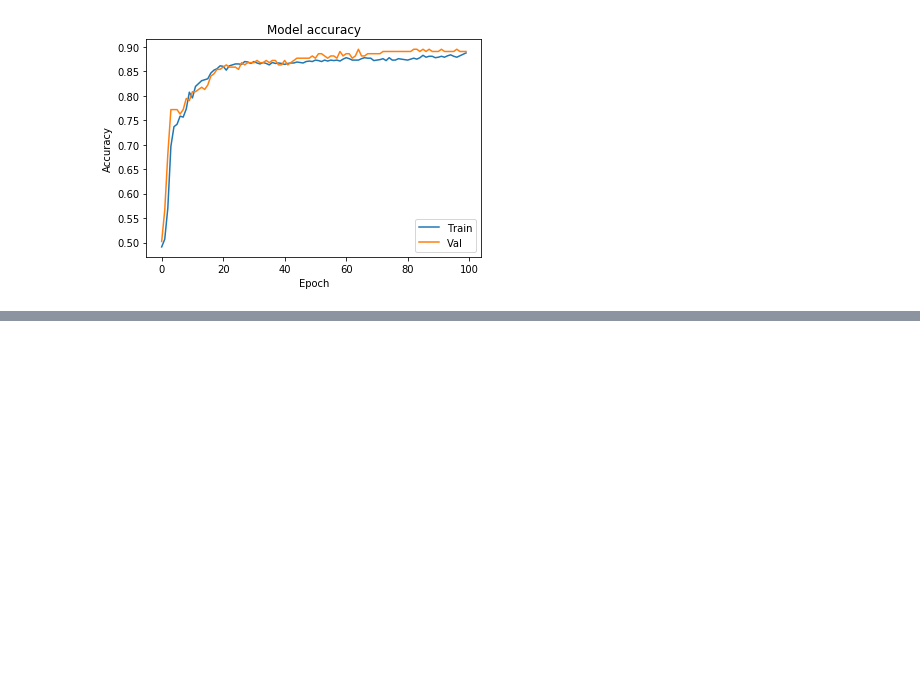
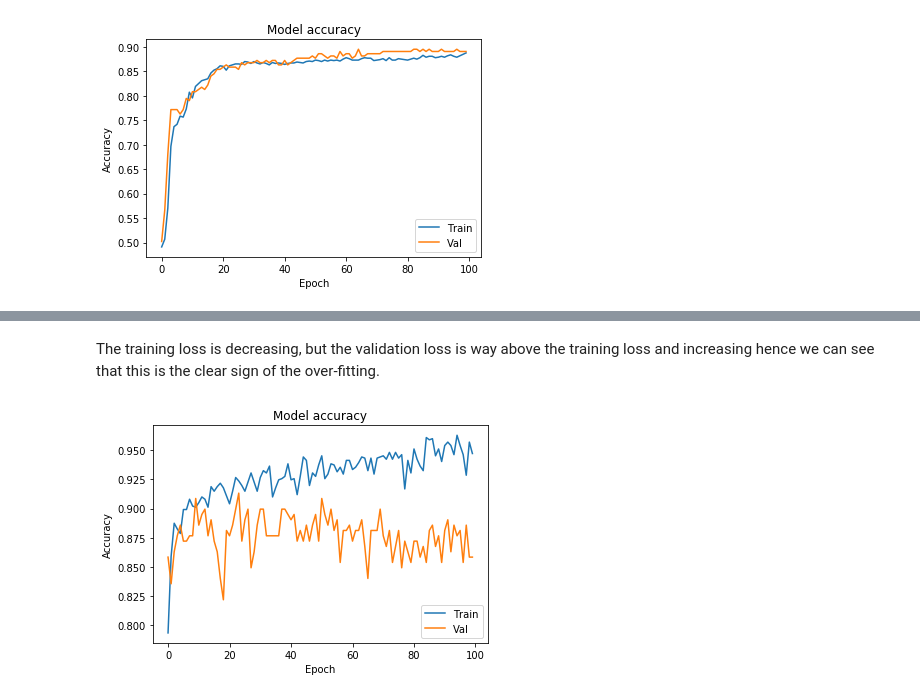
Before and after one commit to aaditya29/First-Neural-Network, a Jupyter notebook: FirstNeuralNetwork.ipynb, the cells around one changed output, grey strips where cells are left out. Drawn from its saved outputs; the diff is of its cells as text; code cells hidden in the pictures; blank space fills up the shorter version.

```diff
--- a/FirstNeuralNetwork.ipynb
+++ b/FirstNeuralNetwork.ipynb
@@ -176,0 +223,13 @@ plt.show()
+# %% [markdown]
+The training loss is decreasing, but the validation loss is way above the training loss and increasing hence we can see that this is the clear sign of the over-fitting.
+# %%
+#plotting the accuracy code
+plt.plot(hist_2.history['acc'])
+plt.plot(hist_2.history['val_acc'])
+plt.title('Model accuracy')
+plt.ylabel('Accuracy')
+plt.xlabel('Epoch')
+plt.legend(['Train', 'Val'], loc='lower right')
+plt.show()
+# %% [output]
+[figure, added]
```
Also changed, not shown: parts of 6 cells of this notebook.
